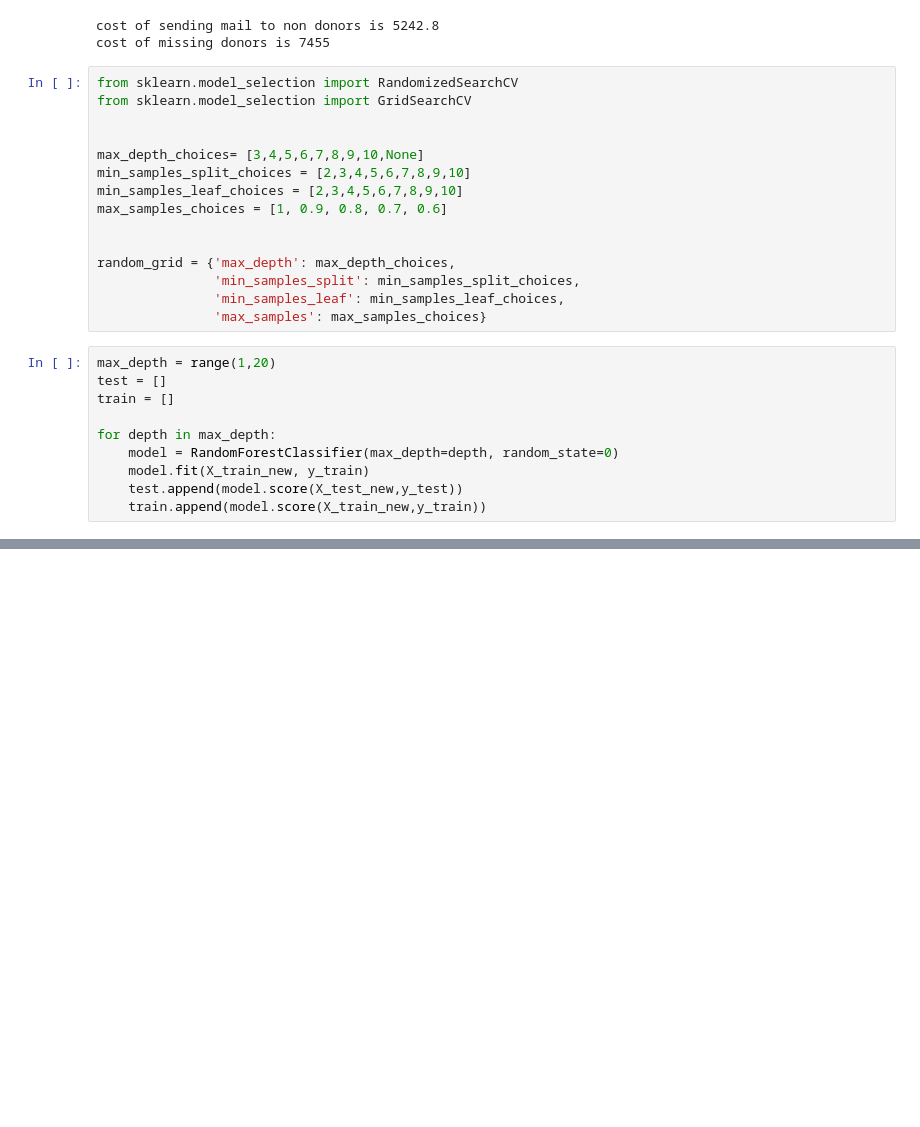
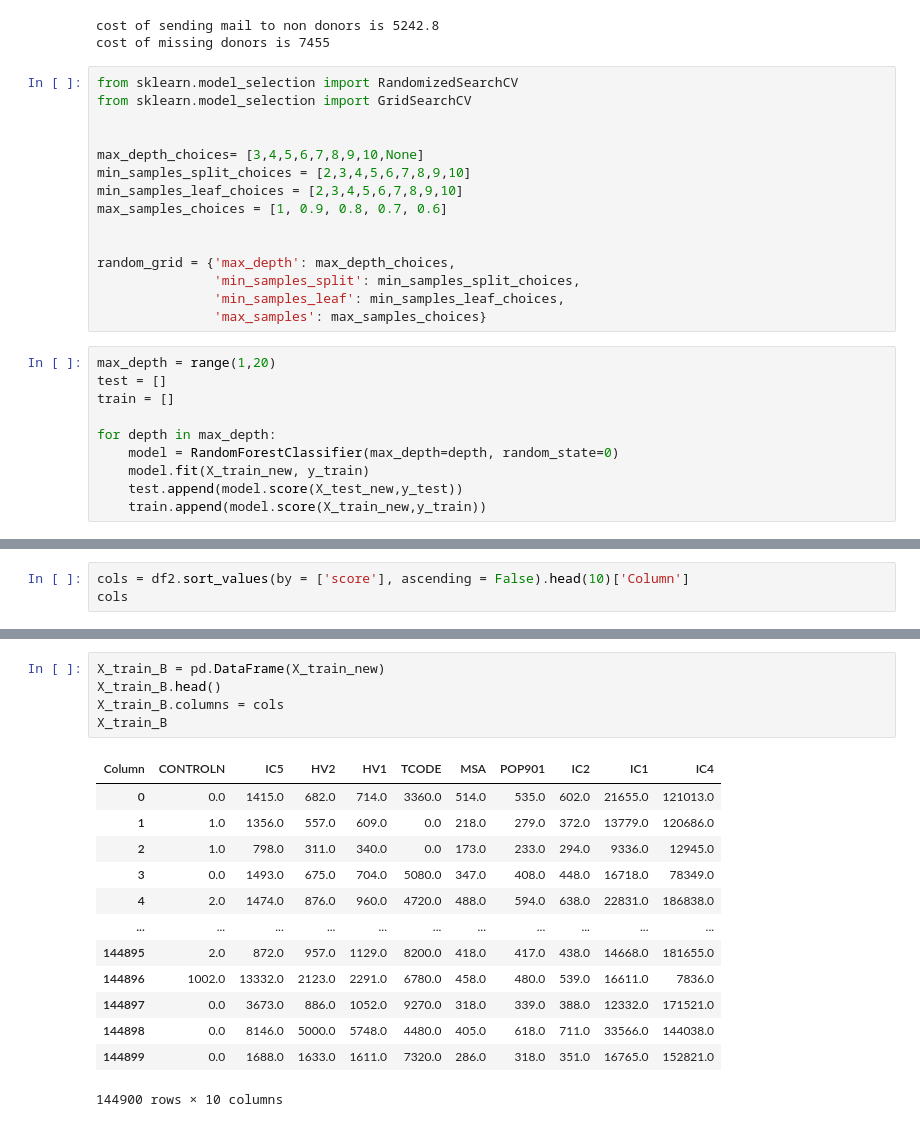
Before and after one commit to HeloisaBal/lab-random-forests, a Jupyter notebook: files_for_lab/Lab - Random Forests.ipynb, the cells around one changed output, grey strips where cells are left out. Drawn from its saved outputs; the diff is of its cells as text; blank space fills up the shorter version.

```diff
--- a/files_for_lab/Lab - Random Forests.ipynb
+++ b/files_for_lab/Lab - Random Forests.ipynb
@@ -254,0 +248,3 @@ plt.legend()
+# %%
+cols = df2.sort_values(by = ['score'], ascending = False).head(10)['Column']
+cols
@@ -254,0 +263,19 @@ plt.legend()
+# %%
+X_train_B = pd.DataFrame(X_train_new)
+X_train_B.head()
+X_train_B.columns = cols
+X_train_B
+# %% [output]
+| Column | CONTROLN | IC5 | HV2 | HV1 | TCODE | MSA | POP901 | IC2 | IC1 | IC4 |
+| 0 | 0.0 | 1415.0 | 682.0 | 714.0 | 3360.0 | 514.0 | 535.0 | 602.0 | 21655.0 | 121013.0 |
+| 1 | 1.0 | 1356.0 | 557.0 | 609.0 | 0.0 | 218.0 | 279.0 | 372.0 | 13779.0 | 120686.0 |
+| 2 | 1.0 | 798.0 | 311.0 | 340.0 | 0.0 | 173.0 | 233.0 | 294.0 | 9336.0 | 12945.0 |
+| 3 | 0.0 | 1493.0 | 675.0 | 704.0 | 5080.0 | 347.0 | 408.0 | 448.0 | 16718.0 | 78349.0 |
+| 4 | 2.0 | 1474.0 | 876.0 | 960.0 | 4720.0 | 488.0 | 594.0 | 638.0 | 22831.0 | 186838.0 |
+| ... | ... | ... | ... | ... | ... | ... | ... | ... | ... | ... |
+| 144895 | 2.0 | 872.0 | 957.0 | 1129.0 | 8200.0 | 418.0 | 417.0 | 438.0 | 14668.0 | 181655.0 |
+| 144896 | 1002.0 | 13332.0 | 2123.0 | 2291.0 | 6780.0 | 458.0 | 480.0 | 539.0 | 16611.0 | 7836.0 |
+| 144897 | 0.0 | 3673.0 | 886.0 | 1052.0 | 9270.0 | 318.0 | 339.0 | 388.0 | 12332.0 | 171521.0 |
+| 144898 | 0.0 | 8146.0 | 5000.0 | 5748.0 | 4480.0 | 405.0 | 618.0 | 711.0 | 33566.0 | 144038.0 |
+| 144899 | 0.0 | 1688.0 | 1633.0 | 1611.0 | 7320.0 | 286.0 | 318.0 | 351.0 | 16765.0 | 152821.0 |
+144900 rows × 10 columns
```
Also changed, not shown: parts of 27 cells of this notebook.
